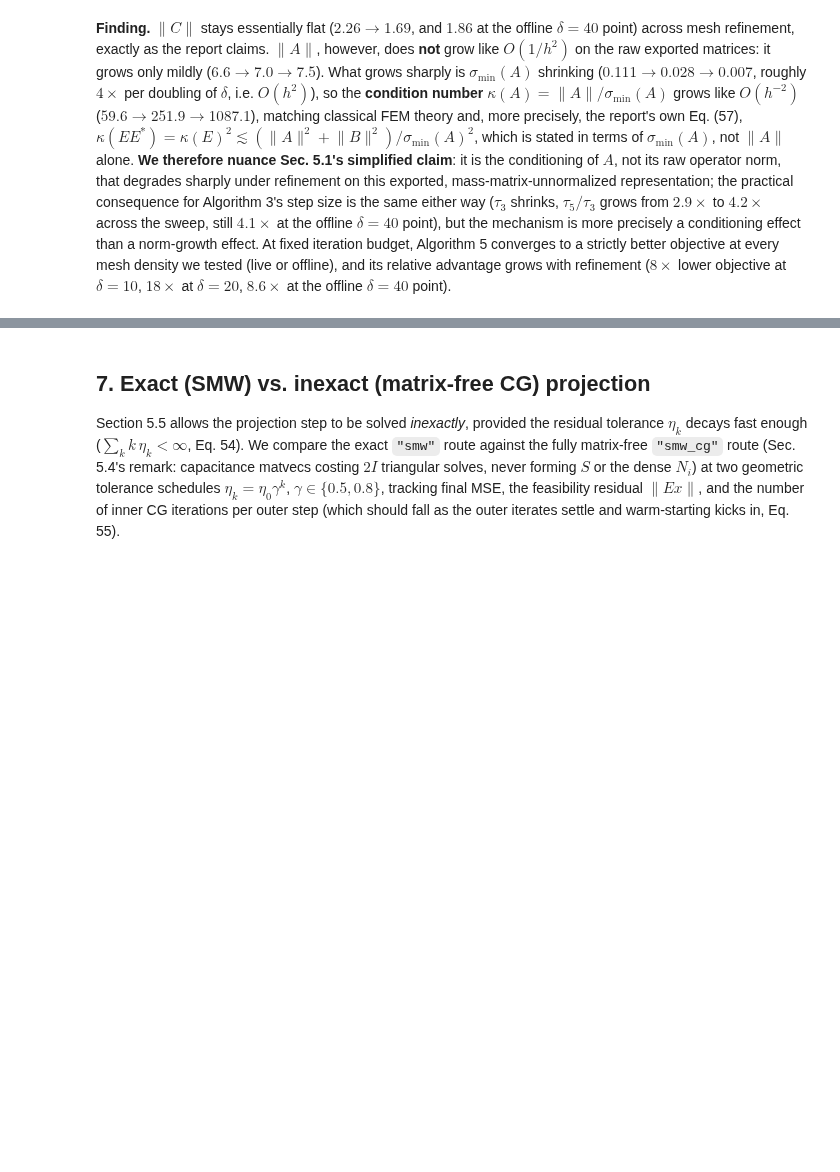
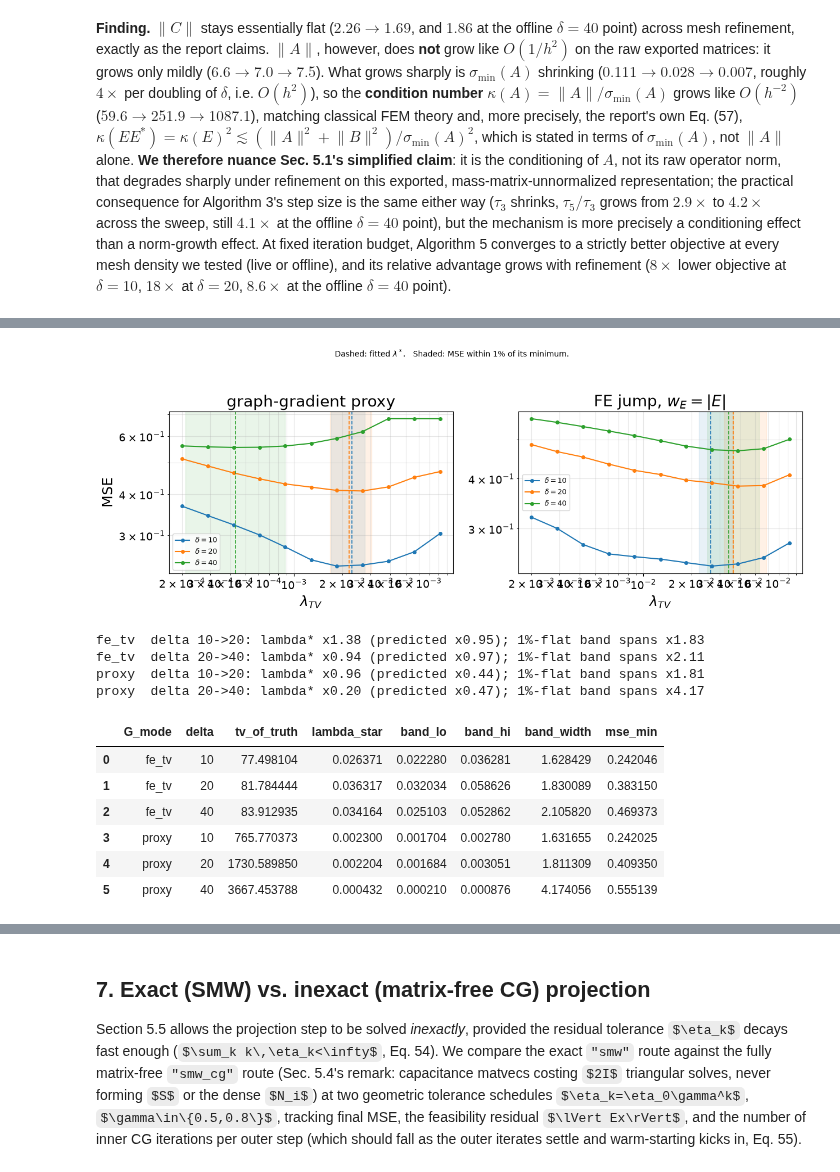
Before and after one commit to dmelan/fp-algs, a Jupyter notebook: part4_5_chambolle_pock_comparison.ipynb, the cells around one changed output, grey strips where cells are left out. Saved outputs shown, nothing was run; the diff lists cells and outputs as text; code cells hidden in the pictures; some formulas as TeX source; blank space fills up the shorter version.

```diff
--- a/part4_5_chambolle_pock_comparison.ipynb
+++ b/part4_5_chambolle_pock_comparison.ipynb
@@ -524,7 +657,7 @@ from iwp.utils.mesh import (
 from iwp.utils.operators import build_graph_gradient_from_B
 
 rows = []
-for delta in (10, 20, 40):
+for delta in (10, 20, 40, 80):
     path = os.path.join(REPO_ROOT, "data", "sweep", f"delta{delta}")
     vertices, triangles, regions, _ = load_mesh(path)
     A_d, B_d, C_d, _, m_d = load_experiment_data(path)
@@ -898,25 +1111,59 @@ evidence of anything. We re-run with per-operator grids spaced $\approx1.7\times
 each optimum ($2\times10^{-4}\dots3\times10^{-3}$ for the proxy,
 $2\times10^{-3}\dots3\times10^{-2}$ for the FE operator), which does resolve a $2.26\times$ shift.
 # %%
-# Produced by `scripts/fe_jump_study.py --only transfer`.
-transfer_df = pd.read_csv(os.path.join(REPO_ROOT, "runs", "fe_jump", "results", "sec63_lambda_transfer.csv"))
+# Produced by the fine per-operator sweep (11 lambdas x 2 operators x 3 densities,
+# ~1.45x spacing centred on each optimum). The decade-spaced grid used earlier
+# could not resolve the effect: the predicted shifts are 2.26x (proxy) and 1.06x
+# (FE) per refinement, both smaller than a decade.
+transfer_df = pd.read_csv(os.path.join(REPO_ROOT, "runs", "fe_jump", "results",
+                                       "sec63_lambda_transfer_fine.csv"))
+opt_df = pd.read_csv(os.path.join(REPO_ROOT, "runs", "fe_jump", "results",
+                                  "sec63_optimum_fit.csv"))
 
-fig, axs = plt.subplots(1, 2, figsize=(13, 4.8), sharey=True)
+fig, axs = plt.subplots(1, 2, figsize=(13, 4.8))
+labels = {"proxy": "graph-gradient proxy", "fe_tv": r"FE jump, $w_E=|E|$"}
 for ax, mode in zip(axs, ["proxy", "fe_tv"]):
-    for delta, sub in transfer_df[transfer_df.G_mode == mode].groupby("delta"):
-        sub = sub.sort_values("lambda_tv")
-        ax.plot(sub["lambda_tv"], sub["mse"], marker="o", label=rf"$\delta={delta}$")
-        best = sub.loc[sub["mse"].idxmin()]
-        ax.scatter([best["lambda_tv"]], [best["mse"]], s=140, facecolors="none",
-                   edgecolors="crimson", zorder=5, linewidths=1.6)
+    sub_opt = opt_df[opt_df.G_mode == mode]
+    for delta, g in transfer_df[transfer_df.G_mode == mode].groupby("delta"):
+        g = g.sort_values("lambda_tv")
+        line, = ax.plot(g.lambda_tv, g.mse, marker="o", ms=4, label=rf"$\delta={delta}$")
+        r = sub_opt[sub_opt.delta == delta]
+        if len(r):
+            # shaded: where MSE stays within 1% of its minimum, i.e. the
+            # resolution floor against which any claimed shift must be judged
+            ax.axvspan(r.band_lo.iloc[0], r.band_hi.iloc[0],
+                       color=line.get_color(), alpha=0.10)
+            ax.axvline(r.lambda_star.iloc[0], color=line.get_color(), ls="--", lw=1.2)
     ax.set_xscale("log"); ax.set_yscale("log")
-    ax.set_xlabel(r"$\lambda_{TV}$")
-    ax.set_title({"proxy": "graph-gradient proxy", "fe_tv": r"FE jump, $w_E=|E|$"}[mode])
-    ax.grid(True, which="both", alpha=0.3); ax.legend()
+    ax.set_xlabel(r"$\lambda_{TV}$"); ax.set_title(labels[mode])
+    ax.grid(True, which="both", alpha=0.3); ax.legend(fontsize=9)
 axs[0].set_ylabel("MSE")
-fig.suptitle(r"Circled = best $\lambda$ at that mesh density", y=1.02)
+fig.suptitle(r"Dashed: fitted $\lambda^*$.   Shaded: MSE within 1% of its minimum.",
+             y=1.02, fontsize=10)
 plt.tight_layout(); plt.show()
 
-best_by_mesh = transfer_df.loc[transfer_df.groupby(["G_mode", "delta"])["mse"].idxmin()]
-best_by_mesh[["G_mode", "delta", "lambda_tv", "tv_of_truth", "mse"]]
+# measured shift against the 1/||Gm||_1 prediction, per refinement step
+for mode, g in opt_df.groupby("G_mode"):
+    g = g.sort_values("delta")
+    lam, tv, d = g.lambda_star.to_numpy(), g.tv_of_truth.to_numpy(), g.delta.to_numpy()
+    for i in range(1, len(d)):
+        print(f"{mode:6s} delta {d[i-1]:>2}->{d[i]:<2}: lambda* x{lam[i]/lam[i-1]:.2f} "
+              f"(predicted x{tv[i-1]/tv[i]:.2f}); 1%-flat band spans "
+              f"x{g.band_width.to_numpy()[i]:.2f}")
+
+opt_df[["G_mode", "delta", "tv_of_truth", "lambda_star", "band_lo", "band_hi",
+        "band_width", "mse_min"]]
+# %% [output]
+[figure, added]
+fe_tv  delta 10->20: lambda* x1.38 (predicted x0.95); 1%-flat band spans x1.83
+fe_tv  delta 20->40: lambda* x0.94 (predicted x0.97); 1%-flat band spans x2.11
+proxy  delta 10->20: lambda* x0.96 (predicted x0.44); 1%-flat band spans x1.81
+proxy  delta 20->40: lambda* x0.20 (predicted x0.47); 1%-flat band spans x4.17
+|  | G_mode | delta | tv_of_truth | lambda_star | band_lo | band_hi | band_width | mse_min |
+| 0 | fe_tv | 10 | 77.498104 | 0.026371 | 0.022280 | 0.036281 | 1.628429 | 0.242046 |
+| 1 | fe_tv | 20 | 81.784444 | 0.036317 | 0.032034 | 0.058626 | 1.830089 | 0.383150 |
+| 2 | fe_tv | 40 | 83.912935 | 0.034164 | 0.025103 | 0.052862 | 2.105820 | 0.469373 |
+| 3 | proxy | 10 | 765.770373 | 0.002300 | 0.001704 | 0.002780 | 1.631655 | 0.242025 |
+| 4 | proxy | 20 | 1730.589850 | 0.002204 | 0.001684 | 0.003051 | 1.811309 | 0.409350 |
+| 5 | proxy | 40 | 3667.453788 | 0.000432 | 0.000210 | 0.000876 | 4.174056 | 0.555139 |
 # %% [markdown]
```
Also changed, not shown: parts of 94 cells of this notebook, 2 other files.
